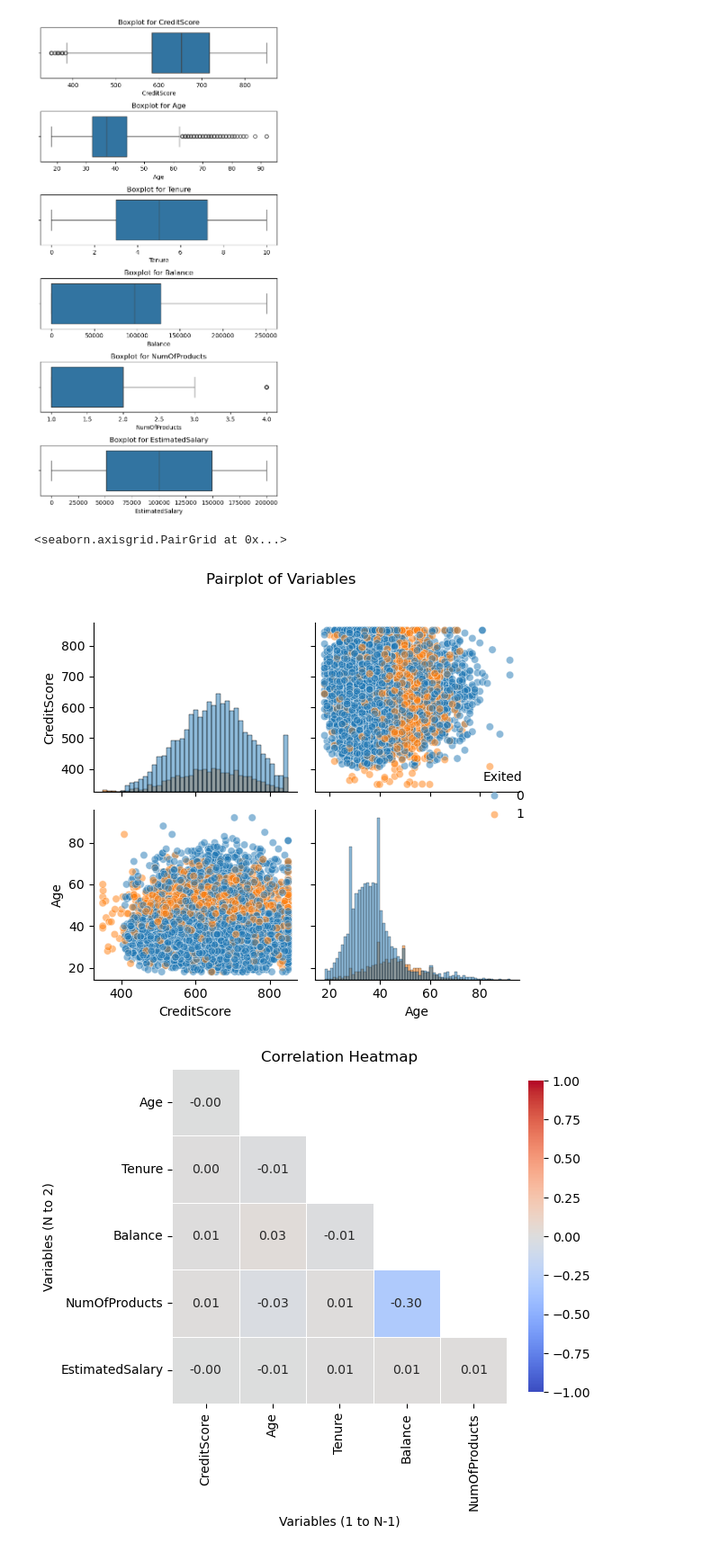
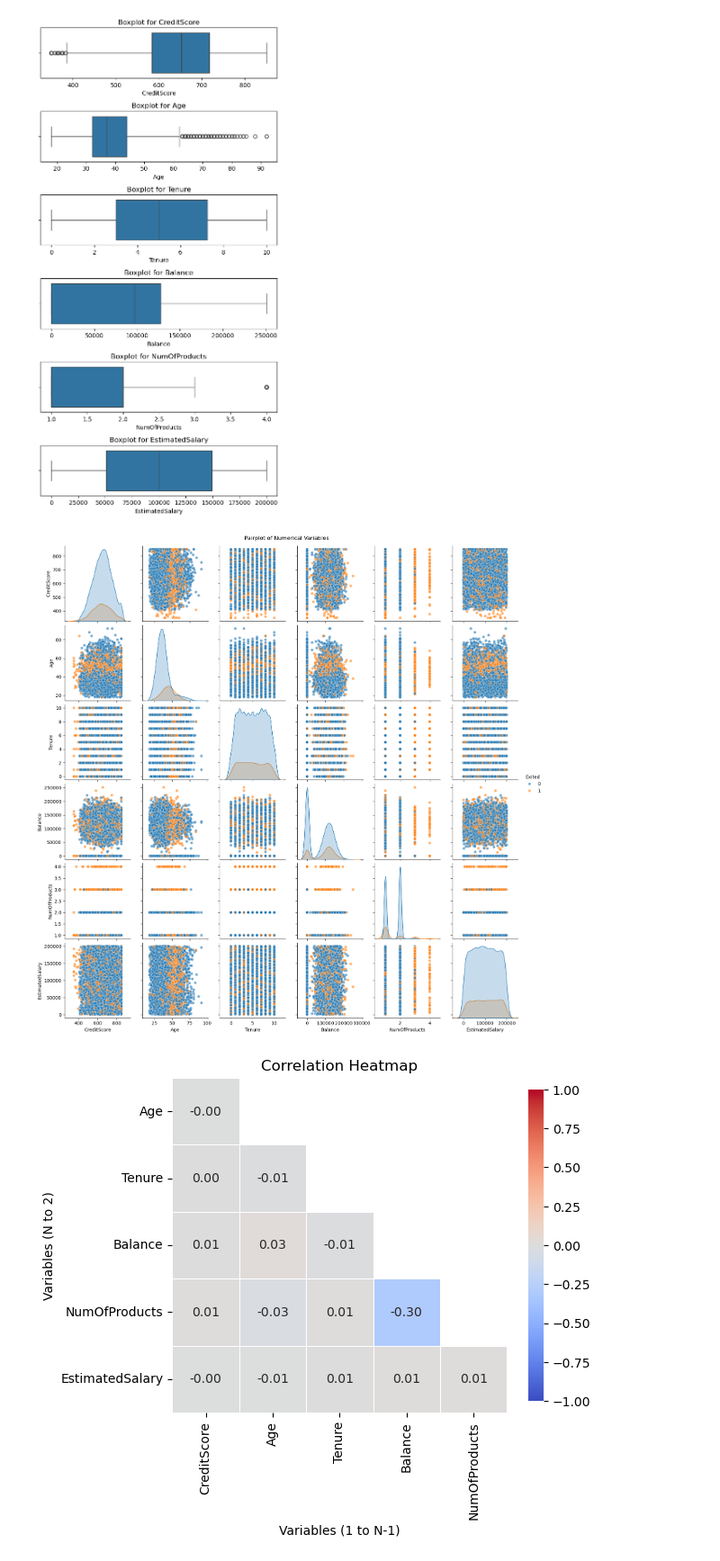
Before and after one commit to davexat/Customer_Churn_Predictor, a Jupyter notebook: notebooks/2.0_dsb_data_exploration.ipynb, the cells around one changed output. Shown at 90% size. Cells and saved outputs as stored; diff of their text form; code cells hidden in the pictures.

Commit message:
fix: plots

```diff
--- a/notebooks/2.0_dsb_data_exploration.ipynb
+++ b/notebooks/2.0_dsb_data_exploration.ipynb
@@ -53,10 +53,9 @@ plots.plot_horizontal_boxplot(df, num_vars)
 # %% [output]
 [figure]
 # %%
-plots.plot_pairplot(df, ['CreditScore', 'Age'], 'Exited')
+plots.plot_pairplot(df, num_vars, 'Exited')
 # %% [output]
-<seaborn.axisgrid.PairGrid at 0x...>
-[figure, old version]
+[figure, new version]
 # %%
 plots.plot_correlation_heatmap(df[not_cat_vars])
 # %% [output]
```
Also changed, not shown: 1 other file.
